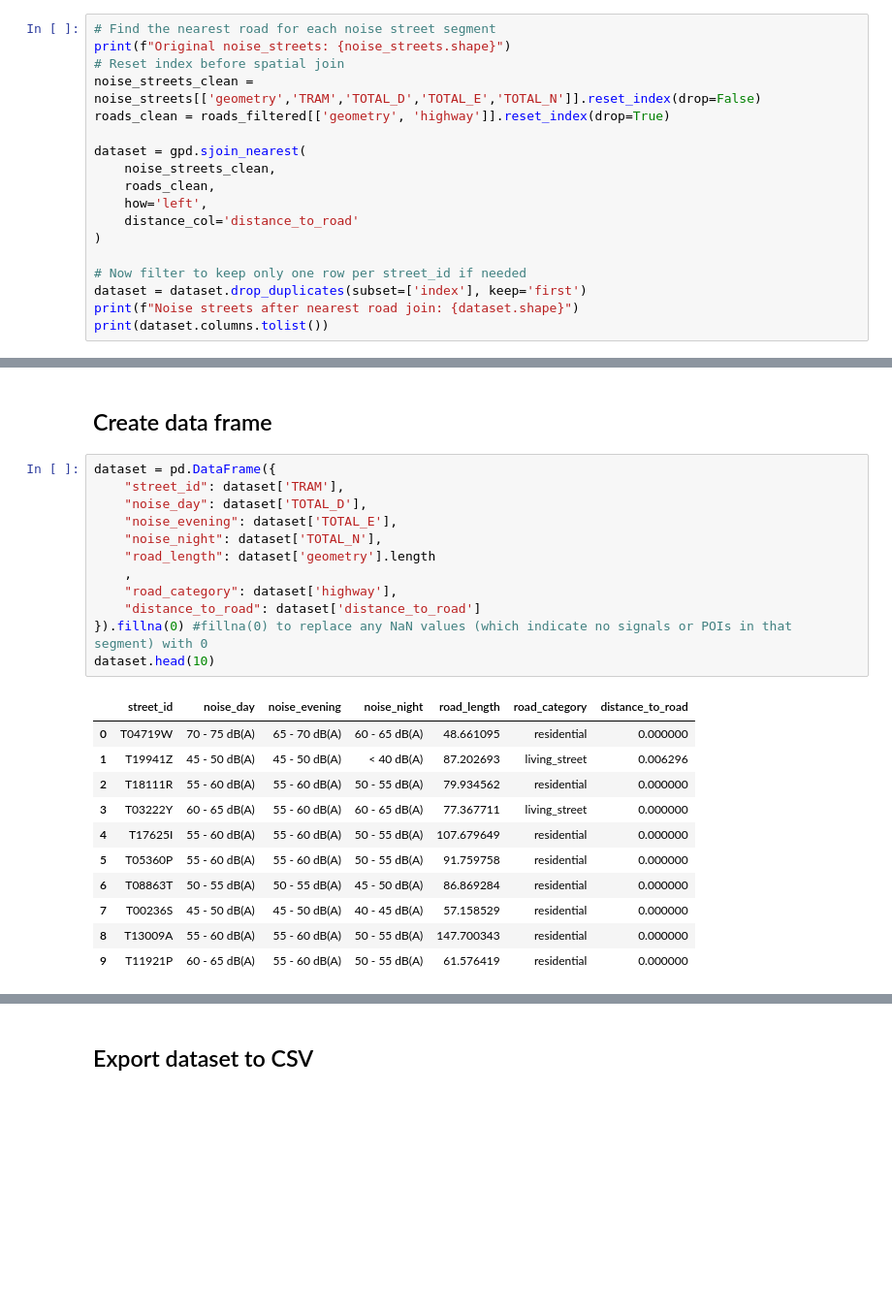
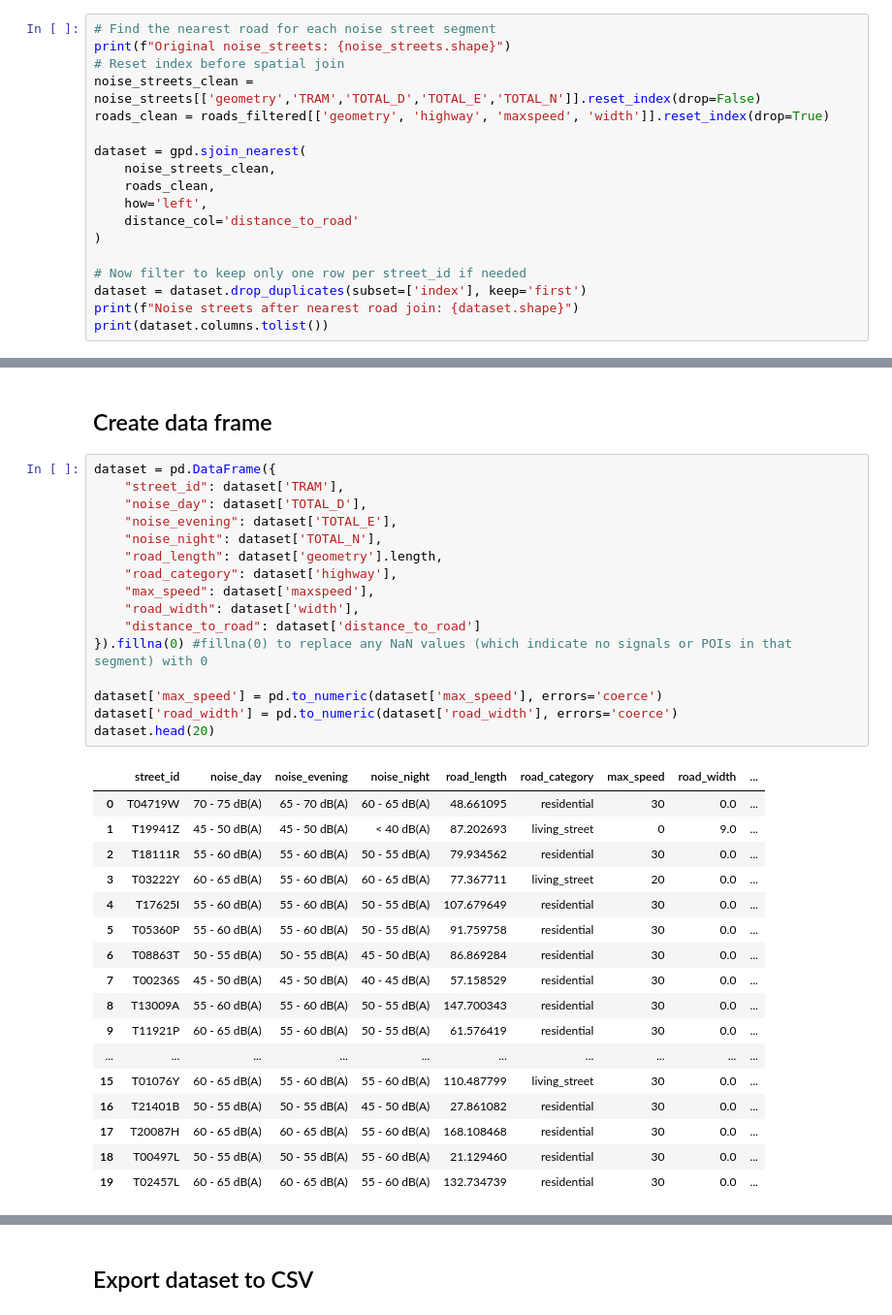
Before and after one commit to AndreaCutroni/ML-Noise-Prediction, a Jupyter notebook: notebooks/osm/OSM_roads.ipynb, the cells around one changed output, grey strips where cells are left out. Shown at 97% size. Saved outputs shown, nothing was run; the diff lists cells and outputs as text; blank space fills up the shorter version.

```diff
--- a/notebooks/osm/OSM_roads.ipynb
+++ b/notebooks/osm/OSM_roads.ipynb
@@ -101,7 +105,7 @@ The dataset is too sparse in terms of width values, so we will not use it as a f
 print(f"Original noise_streets: {noise_streets.shape}")
 # Reset index before spatial join
 noise_streets_clean = noise_streets[['geometry','TRAM','TOTAL_D','TOTAL_E','TOTAL_N']].reset_index(drop=False)
-roads_clean = roads_filtered[['geometry', 'highway']].reset_index(drop=True)
+roads_clean = roads_filtered[['geometry', 'highway', 'maxspeed', 'width']].reset_index(drop=True)
 
 dataset = gpd.sjoin_nearest(
     noise_streets_clean,
@@ -123,24 +127,34 @@ Noise streets after nearest road join: (15115, 9)
 # %%
 dataset = pd.DataFrame({
     "street_id": dataset['TRAM'],
     "noise_day": dataset['TOTAL_D'],
     "noise_evening": dataset['TOTAL_E'],
     "noise_night": dataset['TOTAL_N'],
-    "road_length": dataset['geometry'].length
-    ,
+    "road_length": dataset['geometry'].length,
     "road_category": dataset['highway'],
+    "max_speed": dataset['maxspeed'],
+    "road_width": dataset['width'],
     "distance_to_road": dataset['distance_to_road']
 }).fillna(0) #fillna(0) to replace any NaN values (which indicate no signals or POIs in that segment) with 0
-dataset.head(10)
+
+dataset['max_speed'] = pd.to_numeric(dataset['max_speed'], errors='coerce')
+dataset['road_width'] = pd.to_numeric(dataset['road_width'], errors='coerce')
+dataset.head(20)
 # %% [output]
-|  | street_id | noise_day | noise_evening | noise_night | road_length | road_category | distance_to_road |
-| 0 | T04719W | 70 - 75 dB(A) | 65 - 70 dB(A) | 60 - 65 dB(A) | 48.661095 | residential | 0.000000 |
-| 1 | T19941Z | 45 - 50 dB(A) | 45 - 50 dB(A) | < 40 dB(A) | 87.202693 | living_street | 0.006296 |
-| 2 | T18111R | 55 - 60 dB(A) | 55 - 60 dB(A) | 50 - 55 dB(A) | 79.934562 | residential | 0.000000 |
-| 3 | T03222Y | 60 - 65 dB(A) | 55 - 60 dB(A) | 60 - 65 dB(A) | 77.367711 | living_street | 0.000000 |
-| 4 | T17625I | 55 - 60 dB(A) | 55 - 60 dB(A) | 50 - 55 dB(A) | 107.679649 | residential | 0.000000 |
-| 5 | T05360P | 55 - 60 dB(A) | 55 - 60 dB(A) | 50 - 55 dB(A) | 91.759758 | residential | 0.000000 |
-| 6 | T08863T | 50 - 55 dB(A) | 50 - 55 dB(A) | 45 - 50 dB(A) | 86.869284 | residential | 0.000000 |
-| 7 | T00236S | 45 - 50 dB(A) | 45 - 50 dB(A) | 40 - 45 dB(A) | 57.158529 | residential | 0.000000 |
-| 8 | T13009A | 55 - 60 dB(A) | 55 - 60 dB(A) | 50 - 55 dB(A) | 147.700343 | residential | 0.000000 |
-| 9 | T11921P | 60 - 65 dB(A) | 55 - 60 dB(A) | 50 - 55 dB(A) | 61.576419 | residential | 0.000000 |
+|  | street_id | noise_day | noise_evening | noise_night | road_length | road_category | max_speed | road_width | ... |
+| 0 | T04719W | 70 - 75 dB(A) | 65 - 70 dB(A) | 60 - 65 dB(A) | 48.661095 | residential | 30 | 0.0 | ... |
+| 1 | T19941Z | 45 - 50 dB(A) | 45 - 50 dB(A) | < 40 dB(A) | 87.202693 | living_street | 0 | 9.0 | ... |
+| 2 | T18111R | 55 - 60 dB(A) | 55 - 60 dB(A) | 50 - 55 dB(A) | 79.934562 | residential | 30 | 0.0 | ... |
+| 3 | T03222Y | 60 - 65 dB(A) | 55 - 60 dB(A) | 60 - 65 dB(A) | 77.367711 | living_street | 20 | 0.0 | ... |
+| 4 | T17625I | 55 - 60 dB(A) | 55 - 60 dB(A) | 50 - 55 dB(A) | 107.679649 | residential | 30 | 0.0 | ... |
+| 5 | T05360P | 55 - 60 dB(A) | 55 - 60 dB(A) | 50 - 55 dB(A) | 91.759758 | residential | 30 | 0.0 | ... |
+| 6 | T08863T | 50 - 55 dB(A) | 50 - 55 dB(A) | 45 - 50 dB(A) | 86.869284 | residential | 30 | 0.0 | ... |
+| 7 | T00236S | 45 - 50 dB(A) | 45 - 50 dB(A) | 40 - 45 dB(A) | 57.158529 | residential | 30 | 0.0 | ... |
+| 8 | T13009A | 55 - 60 dB(A) | 55 - 60 dB(A) | 50 - 55 dB(A) | 147.700343 | residential | 30 | 0.0 | ... |
+| 9 | T11921P | 60 - 65 dB(A) | 55 - 60 dB(A) | 50 - 55 dB(A) | 61.576419 | residential | 30 | 0.0 | ... |
+| ... | ... | ... | ... | ... | ... | ... | ... | ... | ... |
+| 15 | T01076Y | 60 - 65 dB(A) | 55 - 60 dB(A) | 55 - 60 dB(A) | 110.487799 | living_street | 30 | 0.0 | ... |
+| 16 | T21401B | 50 - 55 dB(A) | 50 - 55 dB(A) | 45 - 50 dB(A) | 27.861082 | residential | 30 | 0.0 | ... |
+| 17 | T20087H | 60 - 65 dB(A) | 60 - 65 dB(A) | 55 - 60 dB(A) | 168.108468 | residential | 30 | 0.0 | ... |
+| 18 | T00497L | 50 - 55 dB(A) | 50 - 55 dB(A) | 55 - 60 dB(A) | 21.129460 | residential | 30 | 0.0 | ... |
+| 19 | T02457L | 60 - 65 dB(A) | 60 - 65 dB(A) | 55 - 60 dB(A) | 132.734739 | residential | 30 | 0.0 | ... |
```
Also changed, not shown: parts of 6 cells of this notebook, 4 other files.
